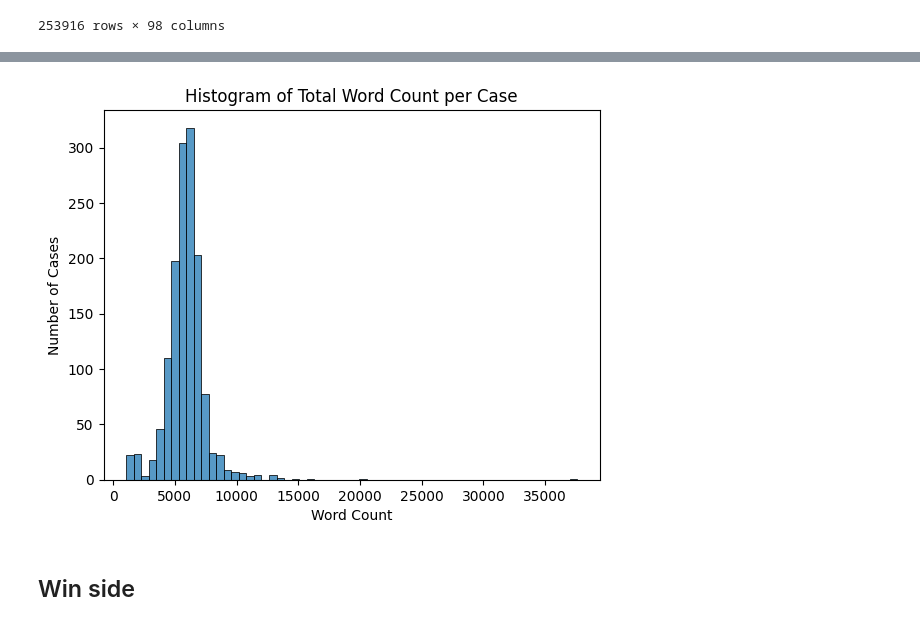
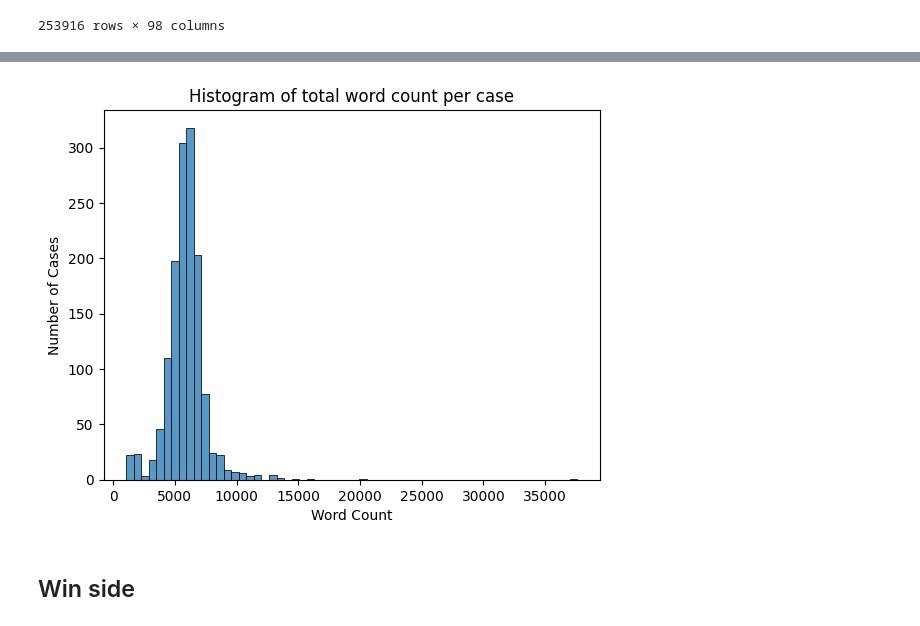
Before and after one commit to wagnerlmichael/supreme_court_nlp, a Jupyter notebook: eda/summary_stats.ipynb, the cells around one changed output, grey strips where cells are left out. Cells and saved outputs as stored; diff of their text form; code cells hidden in the pictures.

```diff
--- a/eda/summary_stats.ipynb
+++ b/eda/summary_stats.ipynb
@@ -200,13 +201,13 @@ df_case_words
 # %%
 sns.histplot(data=df_case_words, x='word_count', bins=60, color=default_blue)
-plt.title('Histogram of Total Word Count per Case')
+plt.title('Histogram of total word count per case')
 plt.xlabel('Word Count')
 plt.ylabel('Number of Cases');
 
 plt.savefig(os.path.join(eda_figures_path, 'num_words_per_case.png'),
             bbox_inches='tight')
 # %% [output]
-[figure, old version]
+[figure, new version]
 # %% [markdown]
 ## Win side
 # %%
```
Also changed, not shown: parts of 2 cells of this notebook.
